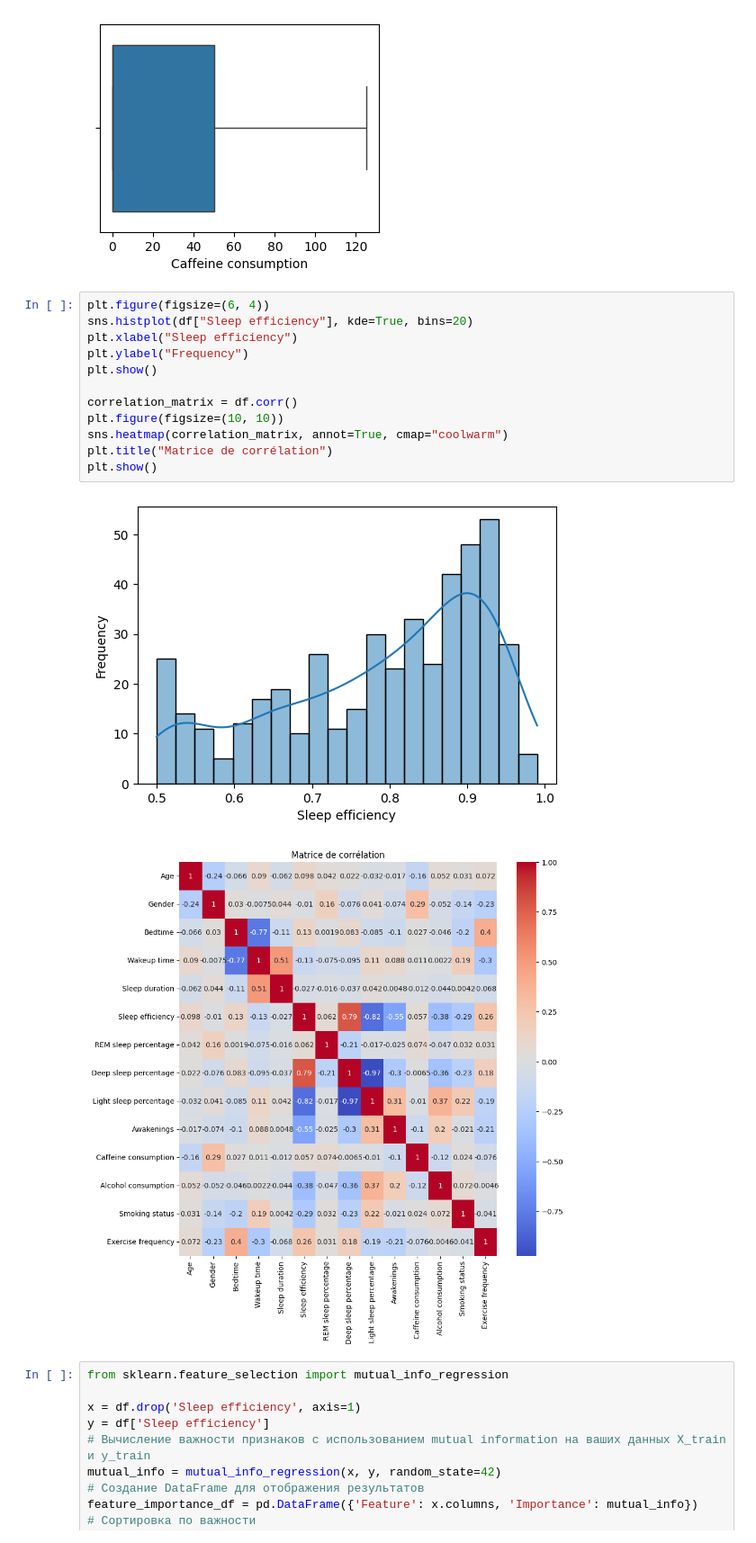
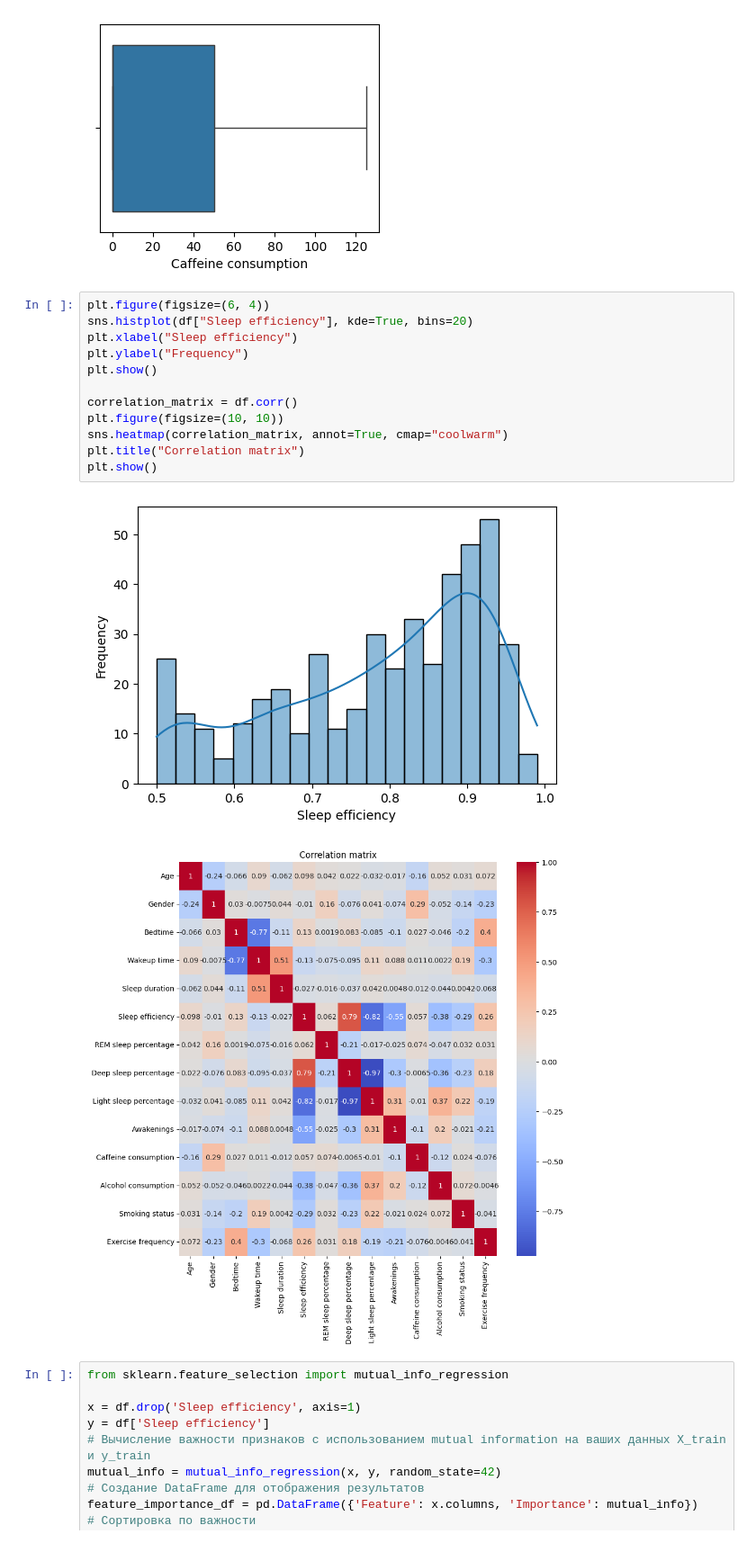
Before and after one commit to Danil-Ivonin/PythonTasksBozorov, a Jupyter notebook: ML_DNN/Lab3.ipynb, the cells around one changed output. Shown at 90% size. Cells and saved outputs as stored; diff of their text form.

```diff
--- a/ML_DNN/Lab3.ipynb
+++ b/ML_DNN/Lab3.ipynb
@@ -159,18 +159,18 @@ sns.boxplot(data=df, x='Caffeine consumption')
 # %%
 plt.figure(figsize=(6, 4))
 sns.histplot(df["Sleep efficiency"], kde=True, bins=20)
 plt.xlabel("Sleep efficiency")
 plt.ylabel("Frequency")
 plt.show()
 
 correlation_matrix = df.corr()
 plt.figure(figsize=(10, 10))
 sns.heatmap(correlation_matrix, annot=True, cmap="coolwarm")
-plt.title("Matrice de corrélation")
+plt.title("Correlation matrix")
 plt.show()
 # %% [output]
 [figure]
-[figure, old version]
+[figure, new version]
 # %%
 from sklearn.feature_selection import mutual_info_regression
 
```
Also changed, not shown: parts of 4 cells of this notebook, 3 other files.
